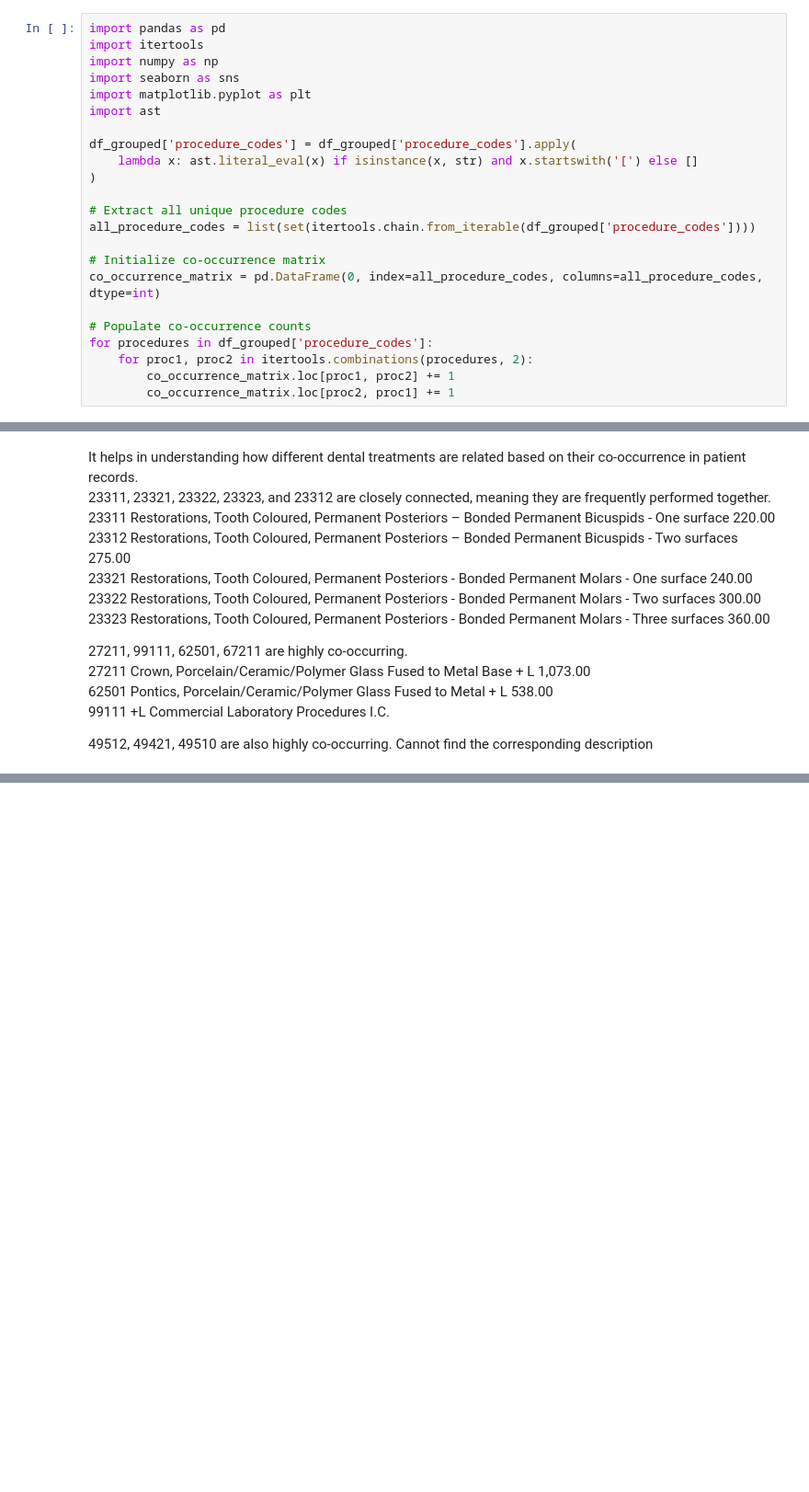
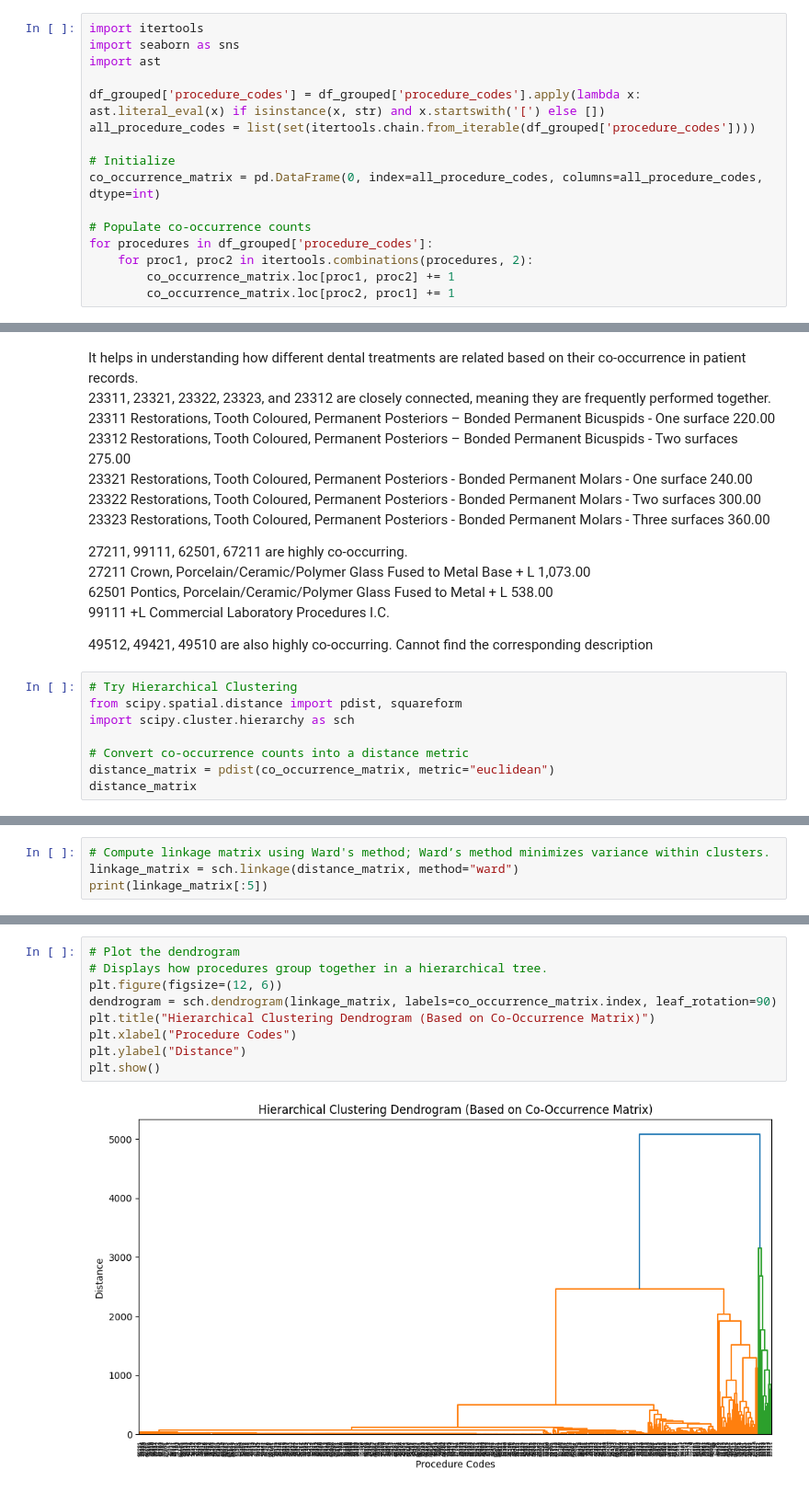
Before and after one commit to Fulankeee/SmilePass, a Jupyter notebook: Co-occurence_treatment_Analysis.ipynb, the cells around one changed output, grey strips where cells are left out. Shown at 92% size. Drawn from its saved outputs; the diff is of its cells as text; blank space fills up the shorter version.

```diff
--- a/Co-occurence_treatment_Analysis.ipynb
+++ b/Co-occurence_treatment_Analysis.ipynb
@@ -23,19 +22,12 @@ Visualization insights
 # %%
-import pandas as pd
 import itertools
-import numpy as np
 import seaborn as sns
-import matplotlib.pyplot as plt
 import ast
 
-df_grouped['procedure_codes'] = df_grouped['procedure_codes'].apply(
-    lambda x: ast.literal_eval(x) if isinstance(x, str) and x.startswith('[') else []
-)
-
-# Extract all unique procedure codes
+df_grouped['procedure_codes'] = df_grouped['procedure_codes'].apply(lambda x: ast.literal_eval(x) if isinstance(x, str) and x.startswith('[') else [])
 all_procedure_codes = list(set(itertools.chain.from_iterable(df_grouped['procedure_codes'])))
 
-# Initialize co-occurrence matrix
+# Initialize
 co_occurrence_matrix = pd.DataFrame(0, index=all_procedure_codes, columns=all_procedure_codes, dtype=int)
 
 # Populate co-occurrence counts
@@ -103,3 +95,11 @@ It helps in understanding how different dental treatments are related based on t
 
 49512, 49421, 49510 are also highly co-occurring.
 Cannot find the corresponding description
+# %%
+# Try Hierarchical Clustering
+from scipy.spatial.distance import pdist, squareform
+import scipy.cluster.hierarchy as sch
+
+# Convert co-occurrence counts into a distance metric
+distance_matrix = pdist(co_occurrence_matrix, metric="euclidean")
+distance_matrix
@@ -105,0 +109,4 @@ Cannot find the corresponding description
+# %%
+# Compute linkage matrix using Ward's method; Ward’s method minimizes variance within clusters.
+linkage_matrix = sch.linkage(distance_matrix, method="ward")
+print(linkage_matrix[:5])
@@ -105,0 +119,11 @@ Cannot find the corresponding description
+# %%
+# Plot the dendrogram
+# Displays how procedures group together in a hierarchical tree.
+plt.figure(figsize=(12, 6))
+dendrogram = sch.dendrogram(linkage_matrix, labels=co_occurrence_matrix.index, leaf_rotation=90)
+plt.title("Hierarchical Clustering Dendrogram (Based on Co-Occurrence Matrix)")
+plt.xlabel("Procedure Codes")
+plt.ylabel("Distance")
+plt.show()
+# %% [output]
+[figure, added]
```
Also changed, not shown: parts of 6 cells of this notebook.
